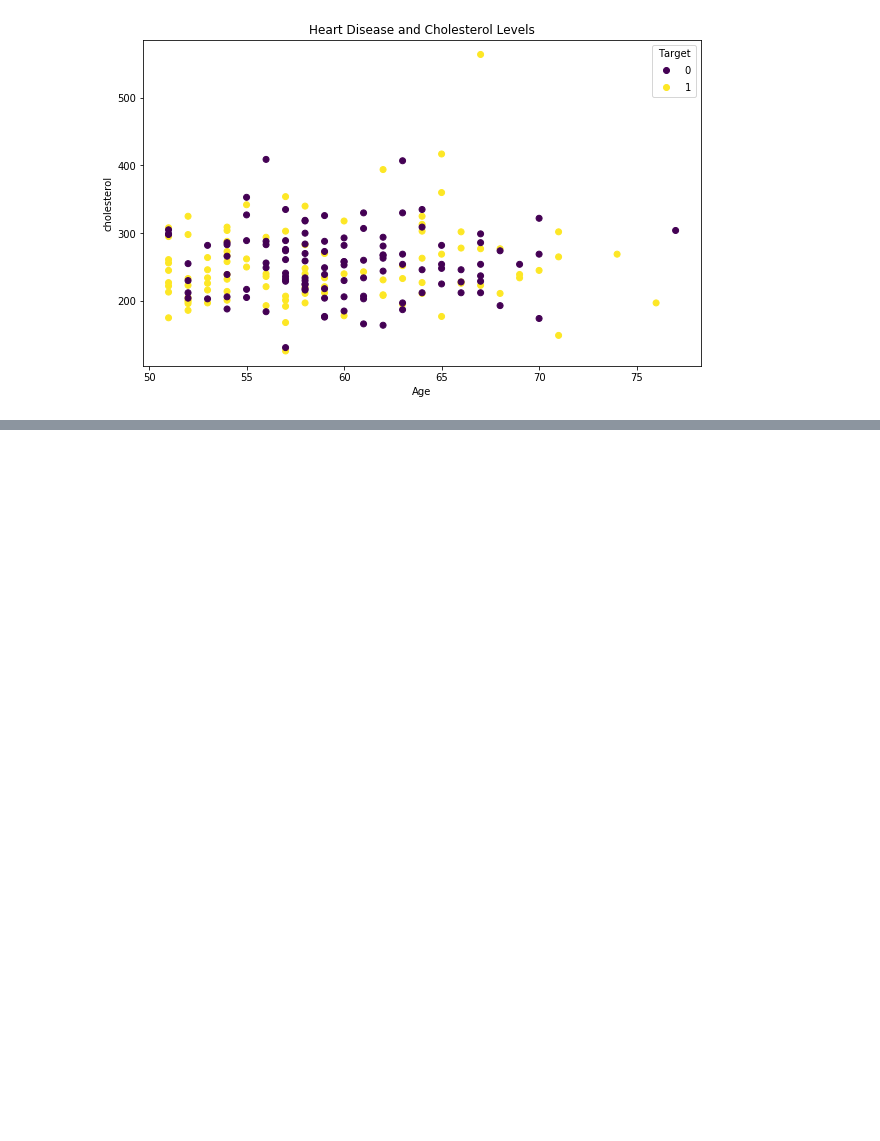
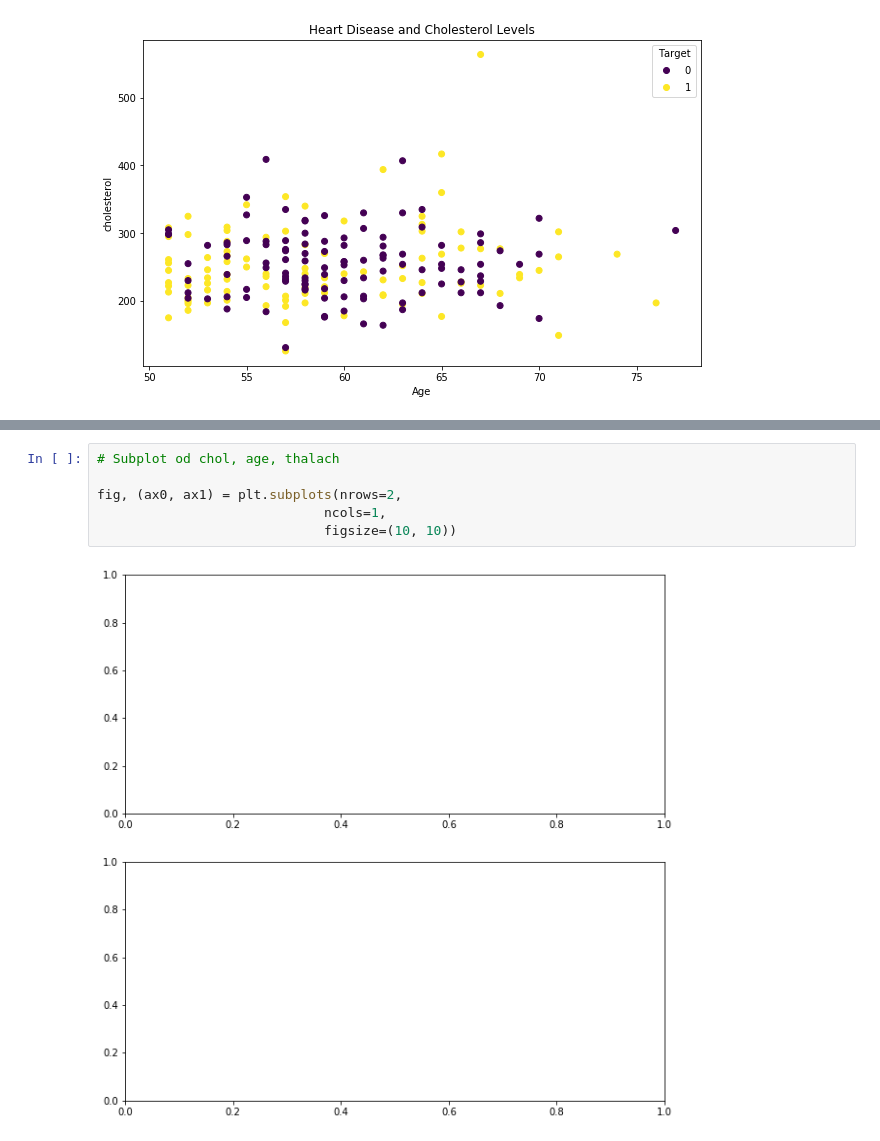
Before and after one commit to yukti845/Data-Science-1, a Jupyter notebook: Day 12/Plotting from pandas DataFrames.ipynb, the cells around one changed output, grey strips where cells are left out. Saved outputs shown, nothing was run; the diff lists cells and outputs as text; blank space fills up the shorter version.

```diff
--- a/Day 12/Plotting from pandas DataFrames.ipynb
+++ b/Day 12/Plotting from pandas DataFrames.ipynb
@@ -163,0 +173,8 @@ ax.axhline(over_50["chol"].mean(),
+# %%
+# Subplot od chol, age, thalach
+
+fig, (ax0, ax1) = plt.subplots(nrows=2,
+                             ncols=1,
+                             figsize=(10, 10))
+# %% [output]
+[figure, added]
```
Also changed, not shown: parts of 5 cells of this notebook.
